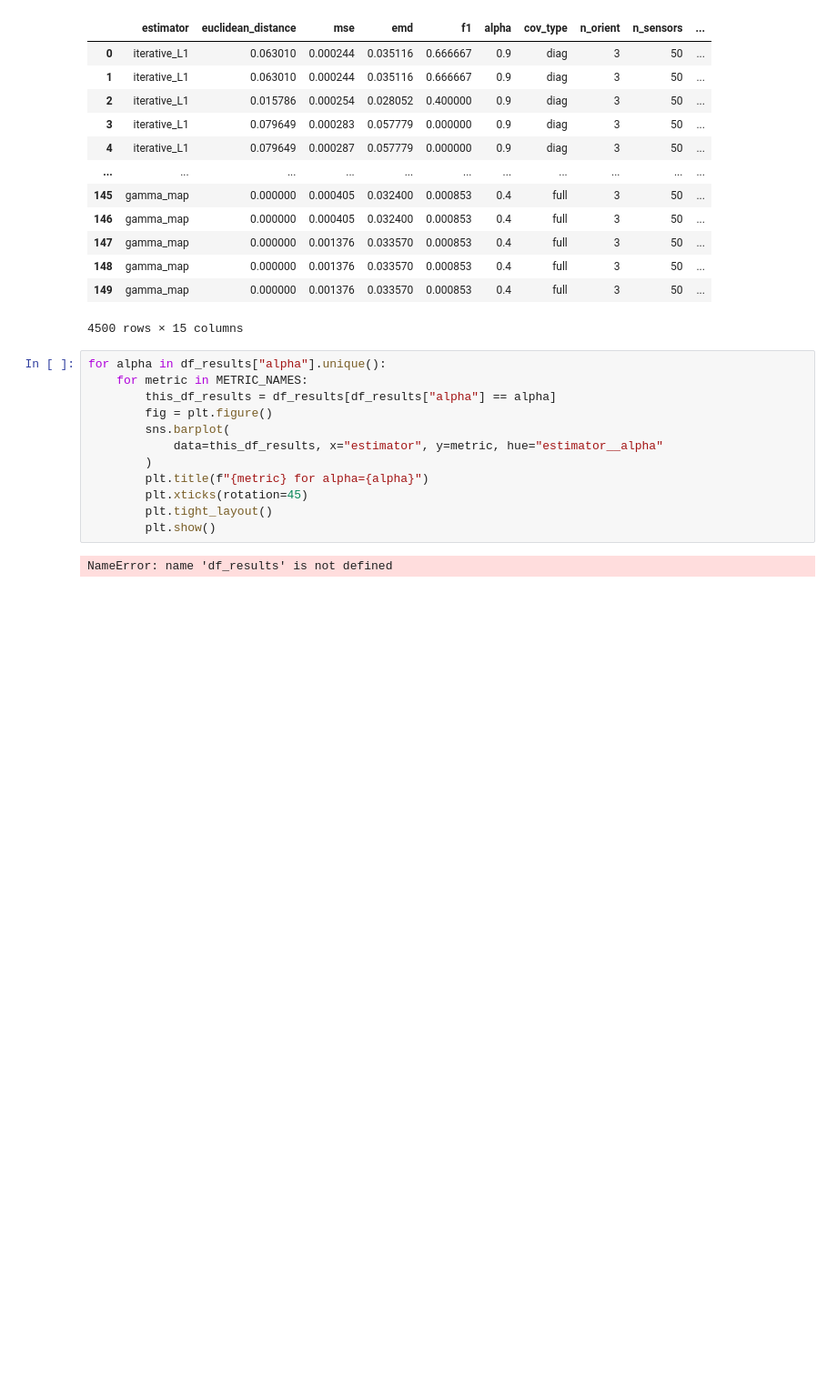
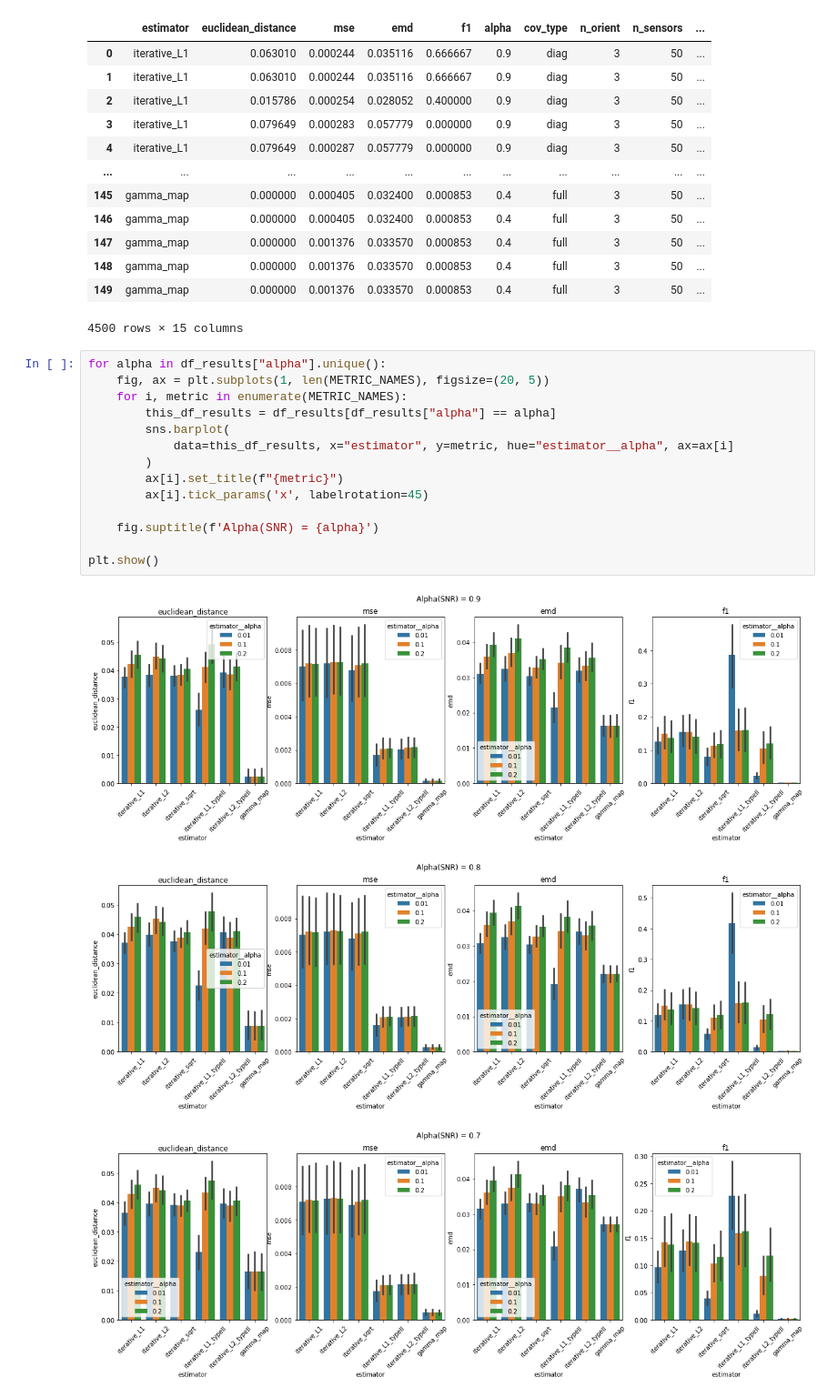
Before and after one commit to braindatalab/BSI-Zoo, a Jupyter notebook: plot_benchmark_metrics.ipynb, the cells around one changed output. Shown at 91% size. Saved outputs shown, nothing was run; the diff lists cells and outputs as text; blank space fills up the shorter version.

```diff
--- a/plot_benchmark_metrics.ipynb
+++ b/plot_benchmark_metrics.ipynb
@@ -34,15 +37,19 @@ df_results
 4500 rows × 15 columns
 # %%
 for alpha in df_results["alpha"].unique():
-    for metric in METRIC_NAMES:
+    fig, ax = plt.subplots(1, len(METRIC_NAMES), figsize=(20, 5))
+    for i, metric in enumerate(METRIC_NAMES):
         this_df_results = df_results[df_results["alpha"] == alpha]
-        fig = plt.figure()
         sns.barplot(
-            data=this_df_results, x="estimator", y=metric, hue="estimator__alpha"
+            data=this_df_results, x="estimator", y=metric, hue="estimator__alpha", ax=ax[i]
         )
-        plt.title(f"{metric} for alpha={alpha}")
-        plt.xticks(rotation=45)
-        plt.tight_layout()
-        plt.show()
+        ax[i].set_title(f"{metric}")
+        ax[i].tick_params('x', labelrotation=45)
+
+    fig.suptitle(f'Alpha(SNR) = {alpha}')
+
+plt.show()
 # %% [output]
-NameError: name 'df_results' is not defined
+[figure, added]
+[figure, added]
+[figure, added]
```
Also changed, not shown: parts of 5 cells of this notebook.
